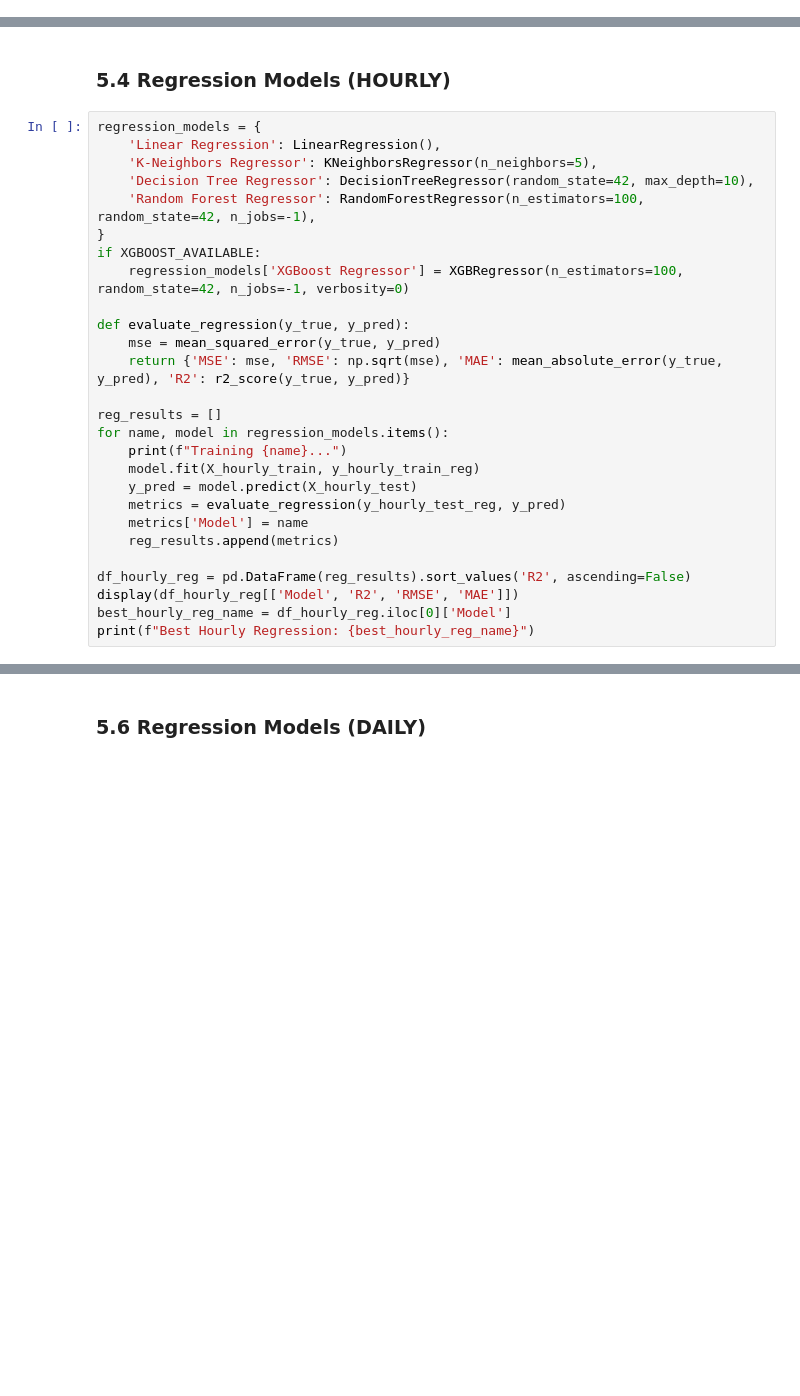
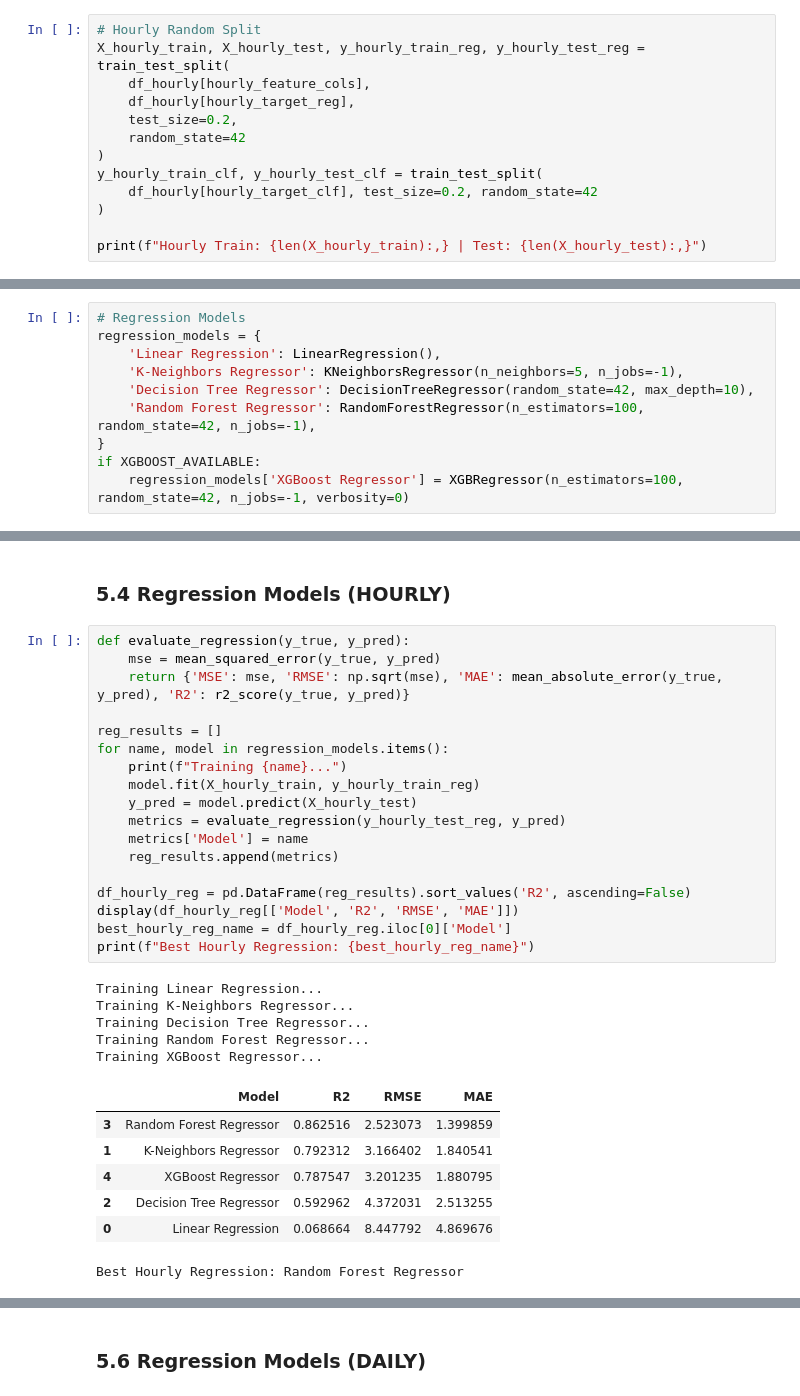
Before and after one commit to AzaniFatturFadhika/weather-iot, a Jupyter notebook: example_v2/model_training/model_weather_training_v4.ipynb, the cells around one changed output, grey strips where cells are left out. Cells and saved outputs as stored; diff of their text form; blank space fills up the shorter version.

```diff
--- a/example_v2/model_training/model_weather_training_v4.ipynb
+++ b/example_v2/model_training/model_weather_training_v4.ipynb
@@ -159,0 +181,13 @@ daily_target_clf = 'conditions_dominant_encoded'
+# %%
+# Hourly Random Split
+X_hourly_train, X_hourly_test, y_hourly_train_reg, y_hourly_test_reg = train_test_split(
+    df_hourly[hourly_feature_cols],
+    df_hourly[hourly_target_reg],
+    test_size=0.2,
+    random_state=42
+)
+y_hourly_train_clf, y_hourly_test_clf = train_test_split(
+    df_hourly[hourly_target_clf], test_size=0.2, random_state=42
+)
+
+print(f"Hourly Train: {len(X_hourly_train):,} | Test: {len(X_hourly_test):,}")
@@ -180,0 +215,10 @@ print(f"Daily Train: {len(X_daily_train):,} | Test: {len(X_daily_test):,}")
+# %%
+# Regression Models
+regression_models = {
+    'Linear Regression': LinearRegression(),
+    'K-Neighbors Regressor': KNeighborsRegressor(n_neighbors=5, n_jobs=-1),
+    'Decision Tree Regressor': DecisionTreeRegressor(random_state=42, max_depth=10),
+    'Random Forest Regressor': RandomForestRegressor(n_estimators=100, random_state=42, n_jobs=-1),
+}
+if XGBOOST_AVAILABLE:
+    regression_models['XGBoost Regressor'] = XGBRegressor(n_estimators=100, random_state=42, n_jobs=-1, verbosity=0)
@@ -181,30 +236,34 @@ print(f"Daily Train: {len(X_daily_train):,} | Test: {len(X_daily_test):,}")
 # %% [markdown]
 ### 5.4 Regression Models (HOURLY)
 # %%
-regression_models = {
-    'Linear Regression': LinearRegression(),
-    'K-Neighbors Regressor': KNeighborsRegressor(n_neighbors=5),
-    'Decision Tree Regressor': DecisionTreeRegressor(random_state=42, max_depth=10),
-    'Random Forest Regressor': RandomForestRegressor(n_estimators=100, random_state=42, n_jobs=-1),
-}
-if XGBOOST_AVAILABLE:
-    regression_models['XGBoost Regressor'] = XGBRegressor(n_estimators=100, random_state=42, n_jobs=-1, verbosity=0)
-
 def evaluate_regression(y_true, y_pred):
     mse = mean_squared_error(y_true, y_pred)
     return {'MSE': mse, 'RMSE': np.sqrt(mse), 'MAE': mean_absolute_error(y_true, y_pred), 'R2': r2_score(y_true, y_pred)}
 
 reg_results = []
 for name, model in regression_models.items():
     print(f"Training {name}...")
     model.fit(X_hourly_train, y_hourly_train_reg)
     y_pred = model.predict(X_hourly_test)
     metrics = evaluate_regression(y_hourly_test_reg, y_pred)
     metrics['Model'] = name
     reg_results.append(metrics)
 
 df_hourly_reg = pd.DataFrame(reg_results).sort_values('R2', ascending=False)
 display(df_hourly_reg[['Model', 'R2', 'RMSE', 'MAE']])
 best_hourly_reg_name = df_hourly_reg.iloc[0]['Model']
 print(f"Best Hourly Regression: {best_hourly_reg_name}")
+# %% [output]
+Training Linear Regression...
+Training K-Neighbors Regressor...
+Training Decision Tree Regressor...
+Training Random Forest Regressor...
+Training XGBoost Regressor...
+|  | Model | R2 | RMSE | MAE |
+| 3 | Random Forest Regressor | 0.862516 | 2.523073 | 1.399859 |
+| 1 | K-Neighbors Regressor | 0.792312 | 3.166402 | 1.840541 |
+| 4 | XGBoost Regressor | 0.787547 | 3.201235 | 1.880795 |
+| 2 | Decision Tree Regressor | 0.592962 | 4.372031 | 2.513255 |
+| 0 | Linear Regression | 0.068664 | 8.447792 | 4.869676 |
+Best Hourly Regression: Random Forest Regressor
 # %% [markdown]
```
Also changed, not shown: parts of 51 cells of this notebook.
